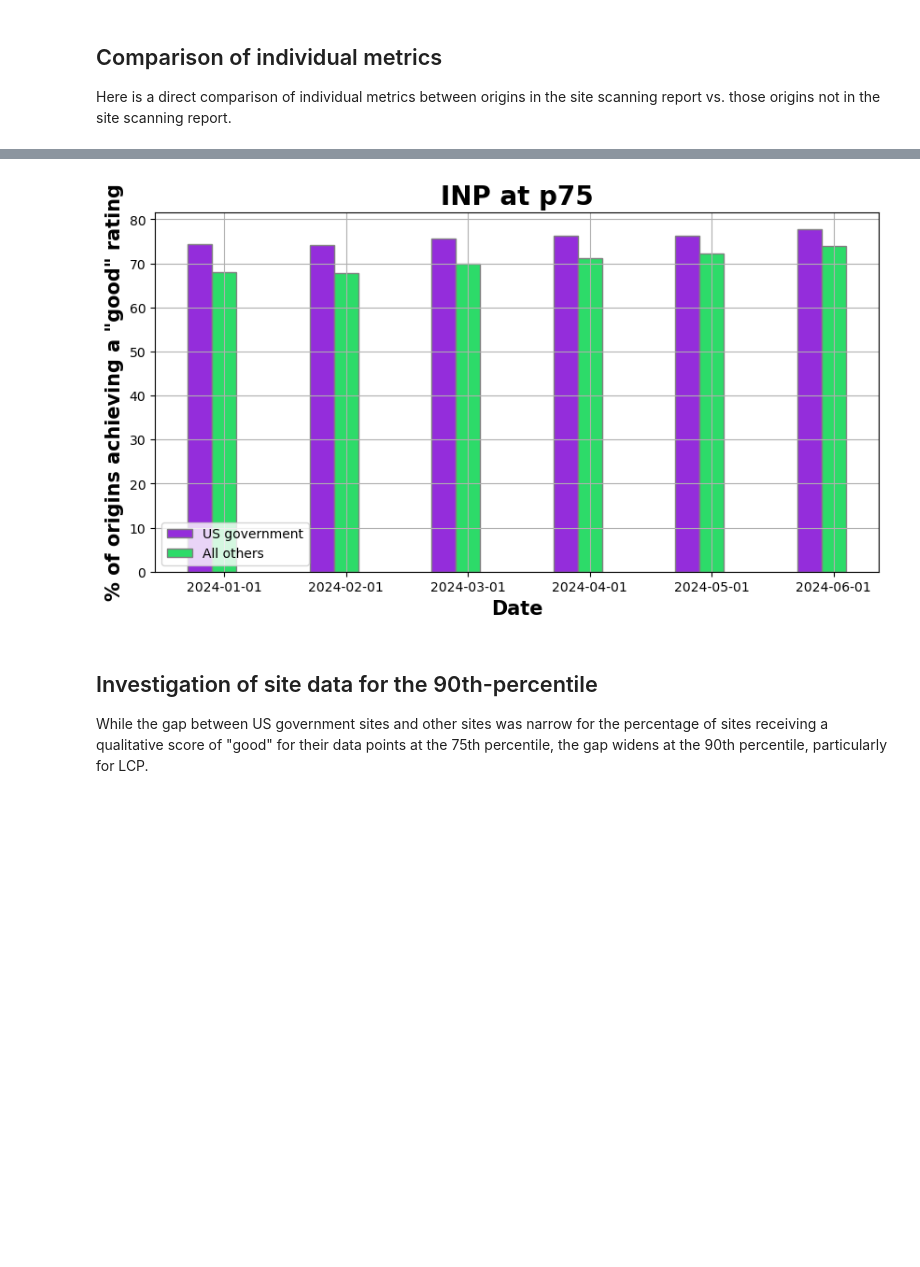
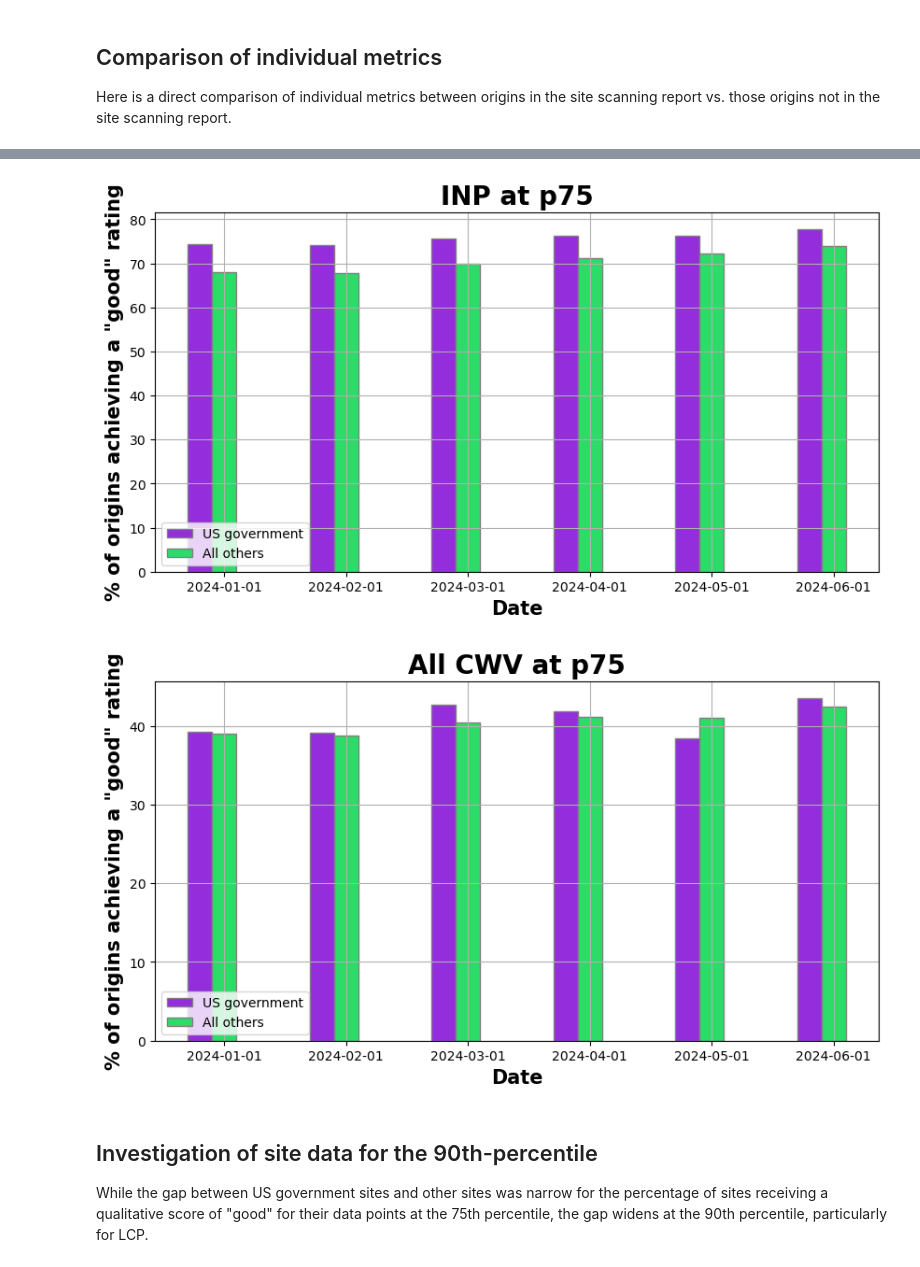
Before and after one commit to GSA-TTS/inclusive-web-performance-cx, a Jupyter notebook: research/government-website-performance.ipynb, the cells around one changed output, grey strips where cells are left out. Saved outputs shown, nothing was run; the diff lists cells and outputs as text; code cells hidden in the pictures; blank space fills up the shorter version.

```diff
--- a/research/government-website-performance.ipynb
+++ b/research/government-website-performance.ipynb
@@ -107,8 +107,5 @@ plot_cwv_results(dfNotInGov, 'p75')
 
 Here is a direct comparison of individual metrics between origins in the site scanning report vs. those origins not in the site scanning report.
 # %%
-dfInGov.index = pd.to_datetime(dfInGov.index)
-dfNotInGov.index = pd.to_datetime(dfNotInGov.index)
-
-# Merge dataframes on index
-merged_df = pd.merge(dfInGov, dfNotInGov, left_index=True, right_index=True, suffixes=('_dfInGov', '_dfNotInGov'))
+merged_df = dfNotInGov.join(dfInGov, lsuffix='_dfNotInGov', rsuffix='_dfInGov')
+merged_df.head(500)
@@ -129,7 +136,7 @@ def plot_individual_metric_comparison(df, column1, column2, metric, percentile):
     plt.xlabel('Date', fontweight='bold', fontsize=15)
     plt.ylabel(f'% of origins achieving a "good" rating', fontweight='bold', fontsize=15)
     plt.title(f'{metric} at {percentile}', fontweight='bold', fontsize=20)
-    plt.xticks([r + width for r in range(len(bars1))], df.index.date)
+    plt.xticks([r + width for r in range(len(bars1))], df.index)
 
     # Create legend
     plt.legend([bars1, bars2], ['US government', 'All others'], loc='lower left')
@@ -139,11 +146,13 @@ def plot_individual_metric_comparison(df, column1, column2, metric, percentile):
 # %%
 plot_individual_metric_comparison(merged_df, merged_df['pct_good_cls_dfInGov'], merged_df['pct_good_cls_dfNotInGov'], 'CLS', 'p75')
 plot_individual_metric_comparison(merged_df, merged_df['pct_good_lcp_dfInGov'], merged_df['pct_good_lcp_dfNotInGov'], 'LCP', 'p75')
 plot_individual_metric_comparison(merged_df, merged_df['pct_good_inp_dfInGov'], merged_df['pct_good_inp_dfNotInGov'], 'INP', 'p75')
+plot_individual_metric_comparison(merged_df, merged_df['pct_eligible_origins_with_good_cwv_dfInGov'], merged_df['pct_eligible_origins_with_good_cwv_dfNotInGov'], 'All CWV', 'p75')
 # %% [output]
 [figure]
 [figure]
 [figure]
+[figure, added]
 # %% [markdown]
 ## Investigation of site data for the 90th-percentile
 
```
Also changed, not shown: parts of 3 cells of this notebook.
